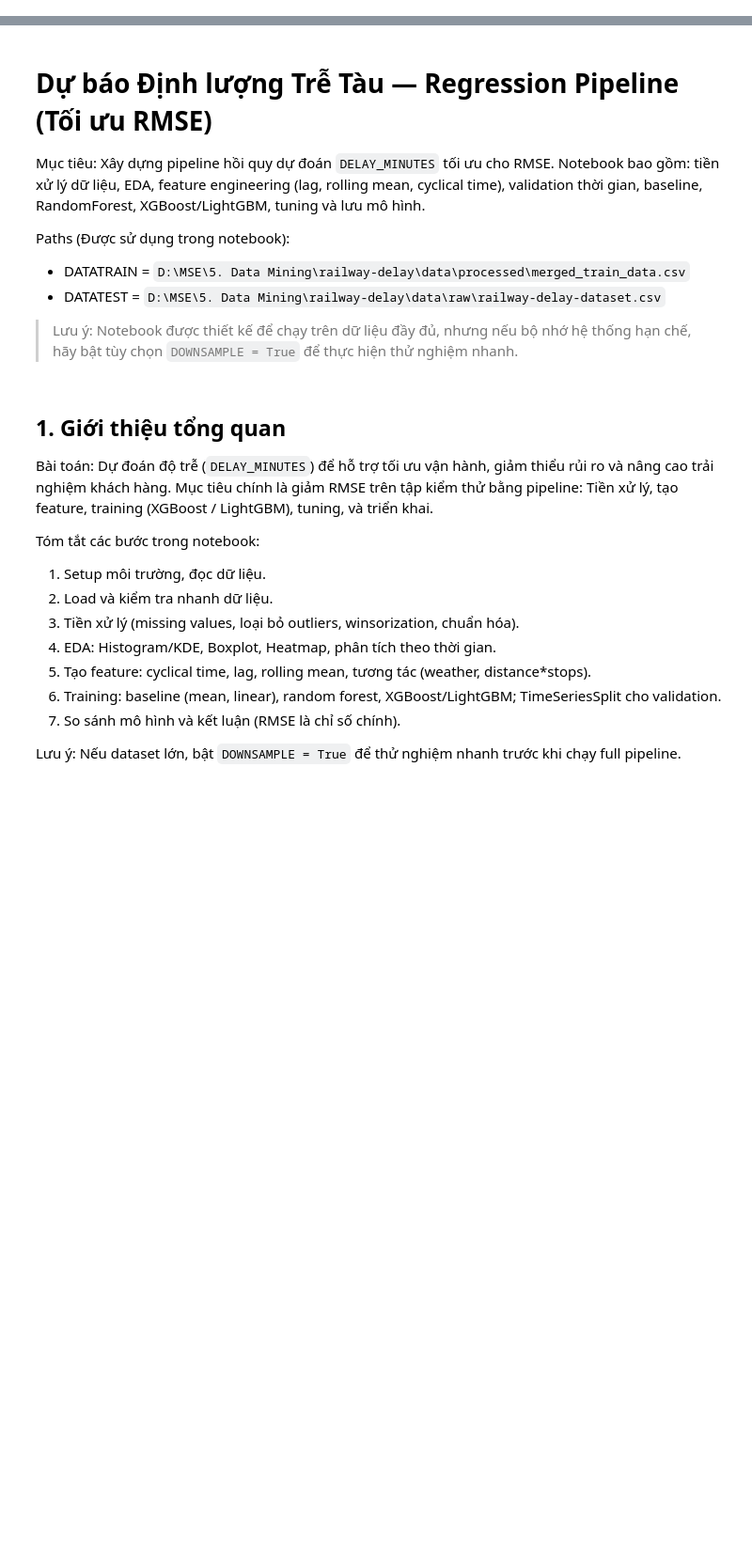
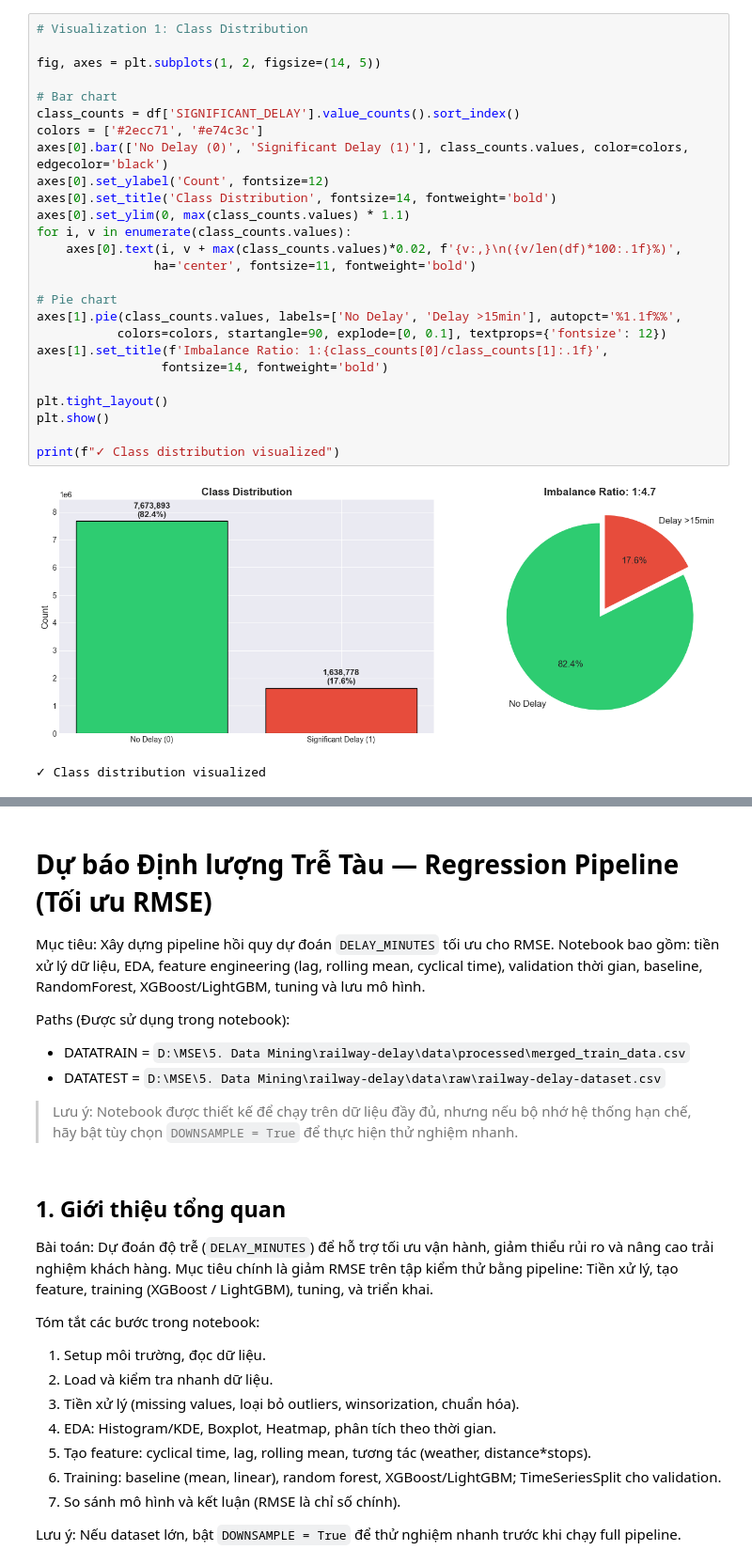
Before and after one commit to AnDB-Master-MSEinAI-Resource/railway-delay, a Jupyter notebook: notebooks/regression_pipeline_rmse.ipynb, the cells around one changed output, grey strips where cells are left out. Shown: that part at 94% size. Drawn from its saved outputs; the diff is of its cells as text; blank space fills up the shorter version.

```diff
--- a/notebooks/regression_pipeline_rmse.ipynb
+++ b/notebooks/regression_pipeline_rmse.ipynb
@@ -0,0 +425,29 @@
+# %%
+# Visualization 1: Class Distribution
+
+fig, axes = plt.subplots(1, 2, figsize=(14, 5))
+
+# Bar chart
+class_counts = df['SIGNIFICANT_DELAY'].value_counts().sort_index()
+colors = ['#2ecc71', '#e74c3c']
+axes[0].bar(['No Delay (0)', 'Significant Delay (1)'], class_counts.values, color=colors, edgecolor='black')
+axes[0].set_ylabel('Count', fontsize=12)
+axes[0].set_title('Class Distribution', fontsize=14, fontweight='bold')
+axes[0].set_ylim(0, max(class_counts.values) * 1.1)
+for i, v in enumerate(class_counts.values):
+    axes[0].text(i, v + max(class_counts.values)*0.02, f'{v:,}\n({v/len(df)*100:.1f}%)',
+                ha='center', fontsize=11, fontweight='bold')
+
+# Pie chart
+axes[1].pie(class_counts.values, labels=['No Delay', 'Delay >15min'], autopct='%1.1f%%',
+           colors=colors, startangle=90, explode=[0, 0.1], textprops={'fontsize': 12})
+axes[1].set_title(f'Imbalance Ratio: 1:{class_counts[0]/class_counts[1]:.1f}',
+                 fontsize=14, fontweight='bold')
+
+plt.tight_layout()
+plt.show()
+
+print(f"✓ Class distribution visualized")
+# %% [output]
+[figure, added]
+✓ Class distribution visualized
```
Also changed, not shown: parts of 35 cells of this notebook.
